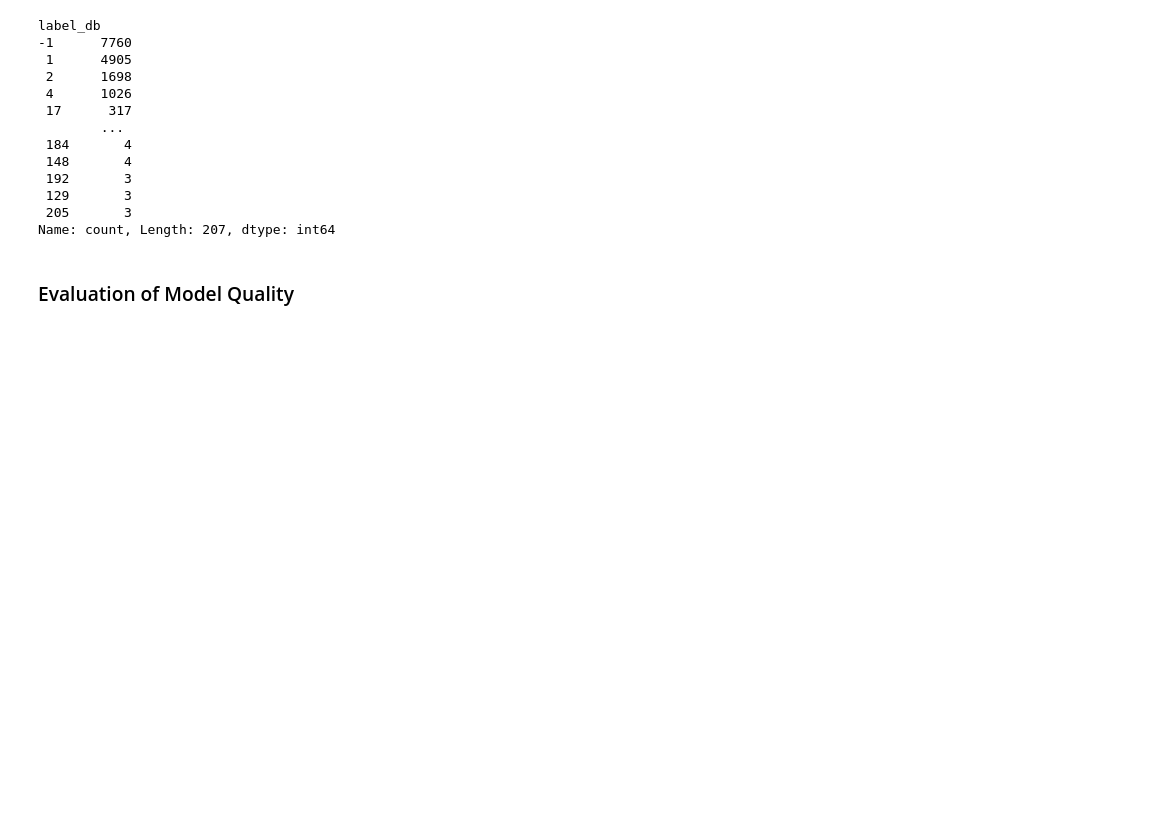
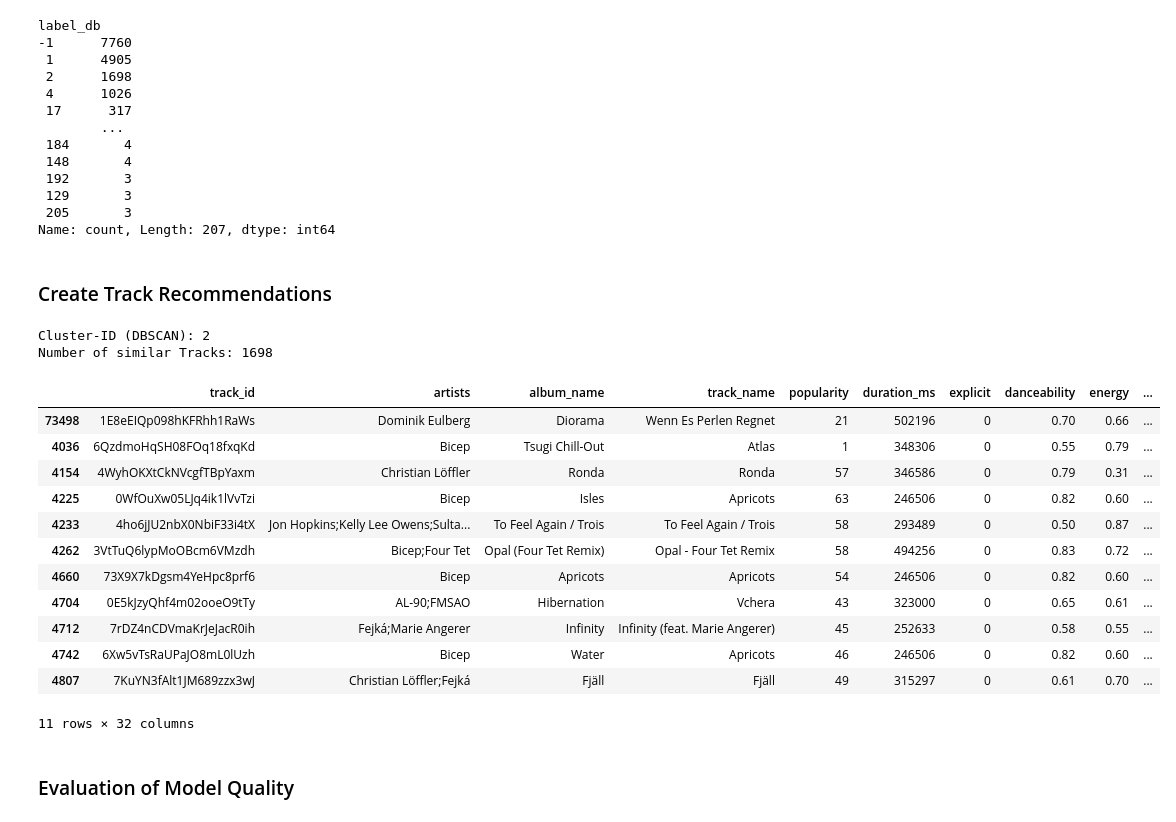
Before and after one commit to steffenkaewert/data_science, a Jupyter notebook: notebooks/03_modeling.ipynb, the cells around one changed output. Cells and saved outputs as stored; diff of their text form; code cells hidden in the pictures; blank space fills up the shorter version.

```diff
--- a/notebooks/03_modeling.ipynb
+++ b/notebooks/03_modeling.ipynb
@@ -253,8 +281,8 @@ k-means does not appear to be the appropriate model for the recommendation engin
 # Instantiate additional
 model_db = DBSCAN(
     eps=0.1,
-#    min_samples=5,
-    leaf_size=5
+    min_samples=5,
+    leaf_size=10
 )
 # %% [markdown]
 ### Organize Data in Feature Matrix
@@ -304,6 +332,45 @@ label_db
  129       3
  205       3
 Name: count, Length: 207, dtype: int64
+# %% [markdown]
+### Create Track Recommendations
+# %%
+# Create recommendations based on a selected track
+row  = 73498
+n_max  = 10
+
+pos_ref   = df_features_selected.index.get_loc(row)
+cluster   = labels_db[pos_ref]
+
+if cluster == -1:
+    print("Reference track is in noise (-1). There is no corresponding Cluster.")
+else:
+    mask_cluster   = (labels_db == cluster)
+    cluster_labels = df_features_selected.index[mask_cluster].tolist()
+
+    cluster_labels = [row] + [i for i in cluster_labels if i != row] # Skip self-match
+    subset = cluster_labels[: (1 + n_max)]
+
+    print(f"Cluster-ID (DBSCAN): {cluster}")
+    print(f"Number of similar Tracks: {len(cluster_labels)}")
+
+    display(df_filtered.loc[subset])
+# %% [output]
+Cluster-ID (DBSCAN): 2
+Number of similar Tracks: 1698
+|  | track_id | artists | album_name | track_name | popularity | duration_ms | explicit | danceability | energy | ... |
+| 73498 | 1E8eEIQp098hKFRhh1RaWs | Dominik Eulberg | Diorama | Wenn Es Perlen Regnet | 21 | 502196 | 0 | 0.70 | 0.66 | ... |
+| 4036 | 6QzdmoHqSH08FOq18fxqKd | Bicep | Tsugi Chill-Out | Atlas | 1 | 348306 | 0 | 0.55 | 0.79 | ... |
+| 4154 | 4WyhOKXtCkNVcgfTBpYaxm | Christian Löffler | Ronda | Ronda | 57 | 346586 | 0 | 0.79 | 0.31 | ... |
+| 4225 | 0WfOuXw05LJq4ik1lVvTzi | Bicep | Isles | Apricots | 63 | 246506 | 0 | 0.82 | 0.60 | ... |
+| 4233 | 4ho6jJU2nbX0NbiF33i4tX | Jon Hopkins;Kelly Lee Owens;Sulta... | To Feel Again / Trois | To Feel Again / Trois | 58 | 293489 | 0 | 0.50 | 0.87 | ... |
+| 4262 | 3VtTuQ6lypMoOBcm6VMzdh | Bicep;Four Tet | Opal (Four Tet Remix) | Opal - Four Tet Remix | 58 | 494256 | 0 | 0.83 | 0.72 | ... |
+| 4660 | 73X9X7kDgsm4YeHpc8prf6 | Bicep | Apricots | Apricots | 54 | 246506 | 0 | 0.82 | 0.60 | ... |
+| 4704 | 0E5kJzyQhf4m02ooeO9tTy | AL-90;FMSAO | Hibernation | Vchera | 43 | 323000 | 0 | 0.65 | 0.61 | ... |
+| 4712 | 7rDZ4nCDVmaKrJeJacR0ih | Fejká;Marie Angerer | Infinity | Infinity (feat. Marie Angerer) | 45 | 252633 | 0 | 0.58 | 0.55 | ... |
+| 4742 | 6Xw5vTsRaUPaJO8mL0lUzh | Bicep | Water | Apricots | 46 | 246506 | 0 | 0.82 | 0.60 | ... |
+| 4807 | 7KuYN3fAlt1JM689zzx3wJ | Christian Löffler;Fejká | Fjäll | Fjäll | 49 | 315297 | 0 | 0.61 | 0.70 | ... |
+11 rows × 32 columns
 # %% [markdown]
 ### Evaluation of Model Quality
 # %%
```
Also changed, not shown: parts of 23 cells of this notebook.
